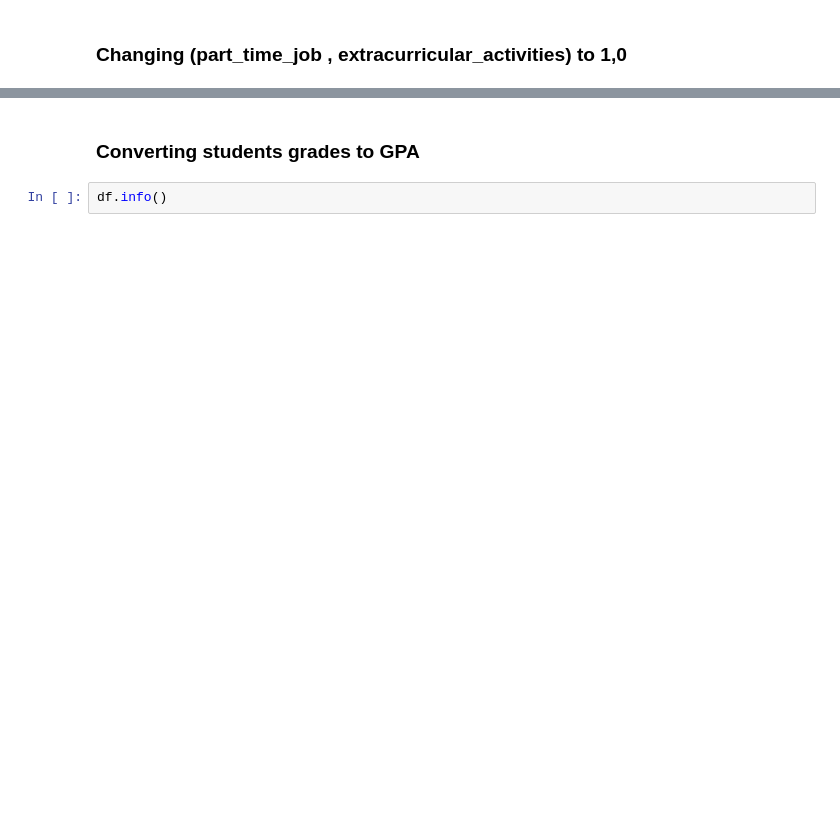
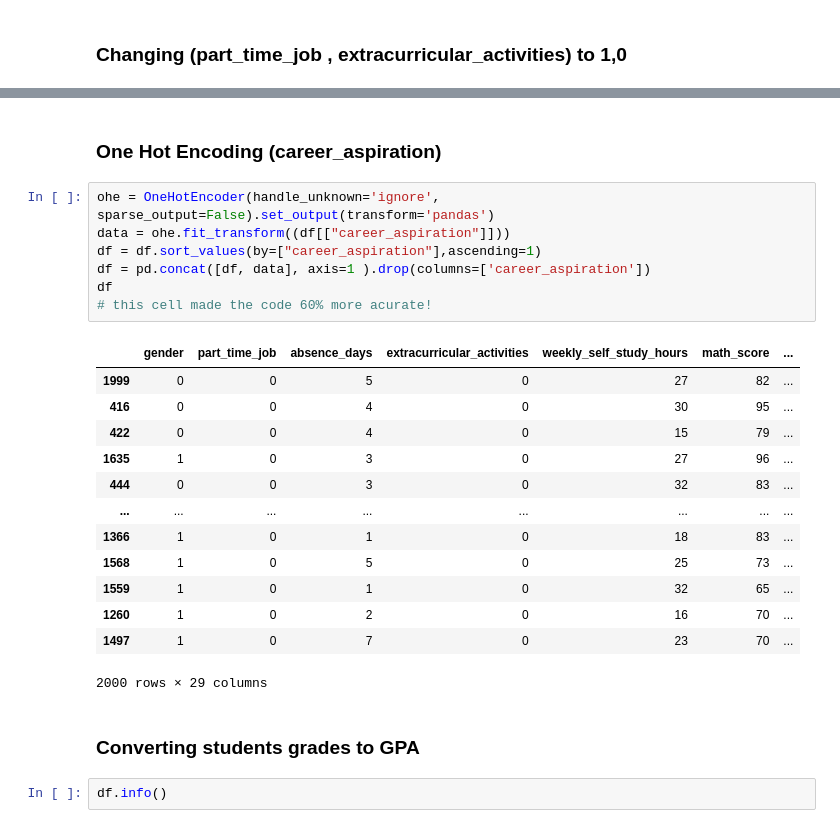
Before and after one commit to HnarimanH/Student-score-prediction, a Jupyter notebook: student_model.ipynb, the cells around one changed output, grey strips where cells are left out. Saved outputs shown, nothing was run; the diff lists cells and outputs as text; blank space fills up the shorter version.

```diff
--- a/student_model.ipynb
+++ b/student_model.ipynb
@@ -74,3 +77,26 @@ df
+# %% [markdown]
+### One Hot Encoding (career_aspiration)
+# %%
+ohe = OneHotEncoder(handle_unknown='ignore', sparse_output=False).set_output(transform='pandas')
+data = ohe.fit_transform((df[["career_aspiration"]]))
+df = df.sort_values(by=["career_aspiration"],ascending=1)
+df = pd.concat([df, data], axis=1 ).drop(columns=['career_aspiration'])
+df
+# this cell made the code 60% more acurate!
+# %% [output]
+|  | gender | part_time_job | absence_days | extracurricular_activities | weekly_self_study_hours | math_score | ... |
+| 1999 | 0 | 0 | 5 | 0 | 27 | 82 | ... |
+| 416 | 0 | 0 | 4 | 0 | 30 | 95 | ... |
+| 422 | 0 | 0 | 4 | 0 | 15 | 79 | ... |
+| 1635 | 1 | 0 | 3 | 0 | 27 | 96 | ... |
+| 444 | 0 | 0 | 3 | 0 | 32 | 83 | ... |
+| ... | ... | ... | ... | ... | ... | ... | ... |
+| 1366 | 1 | 0 | 1 | 0 | 18 | 83 | ... |
+| 1568 | 1 | 0 | 5 | 0 | 25 | 73 | ... |
+| 1559 | 1 | 0 | 1 | 0 | 32 | 65 | ... |
+| 1260 | 1 | 0 | 2 | 0 | 16 | 70 | ... |
+| 1497 | 1 | 0 | 7 | 0 | 23 | 70 | ... |
+2000 rows × 29 columns
 # %% [markdown]
 ### Converting students grades to GPA
 # %%
```
Also changed, not shown: parts of 6 cells of this notebook.
